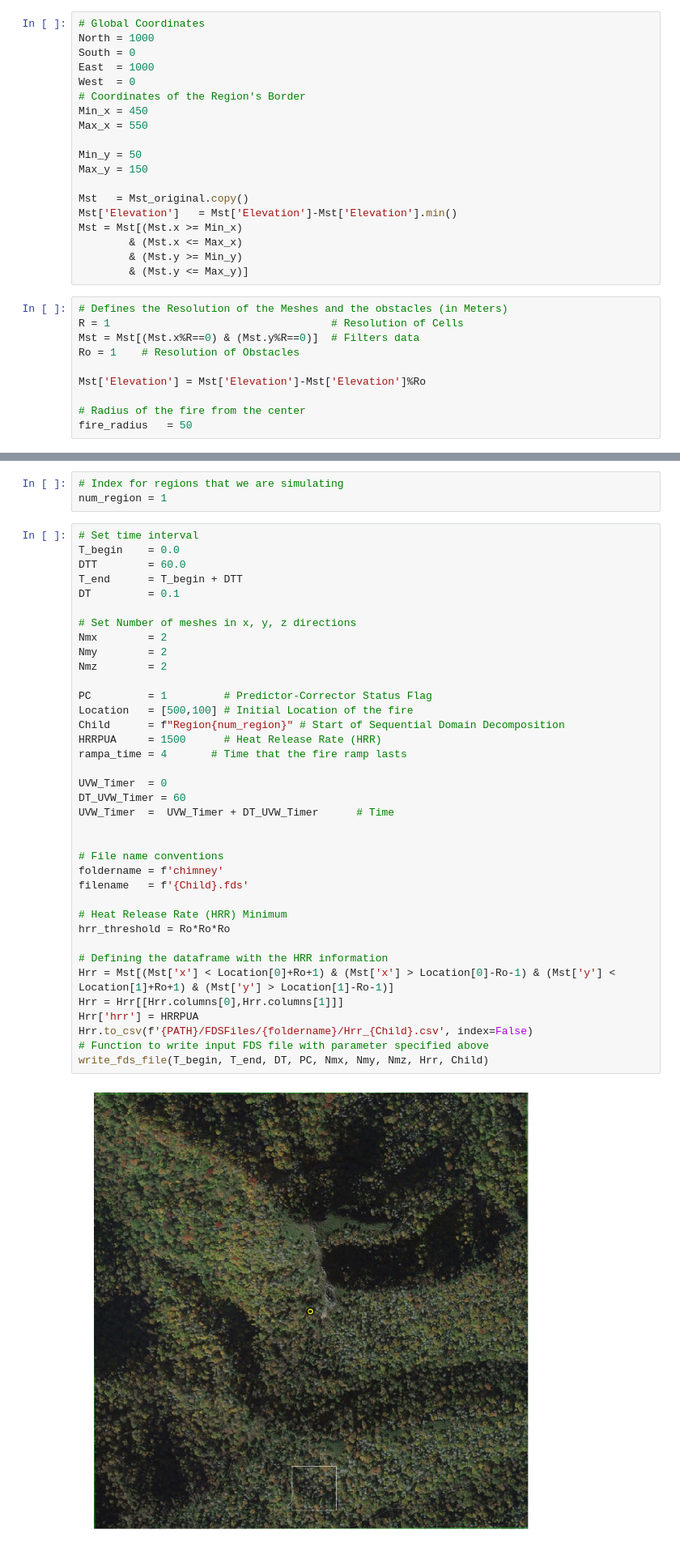
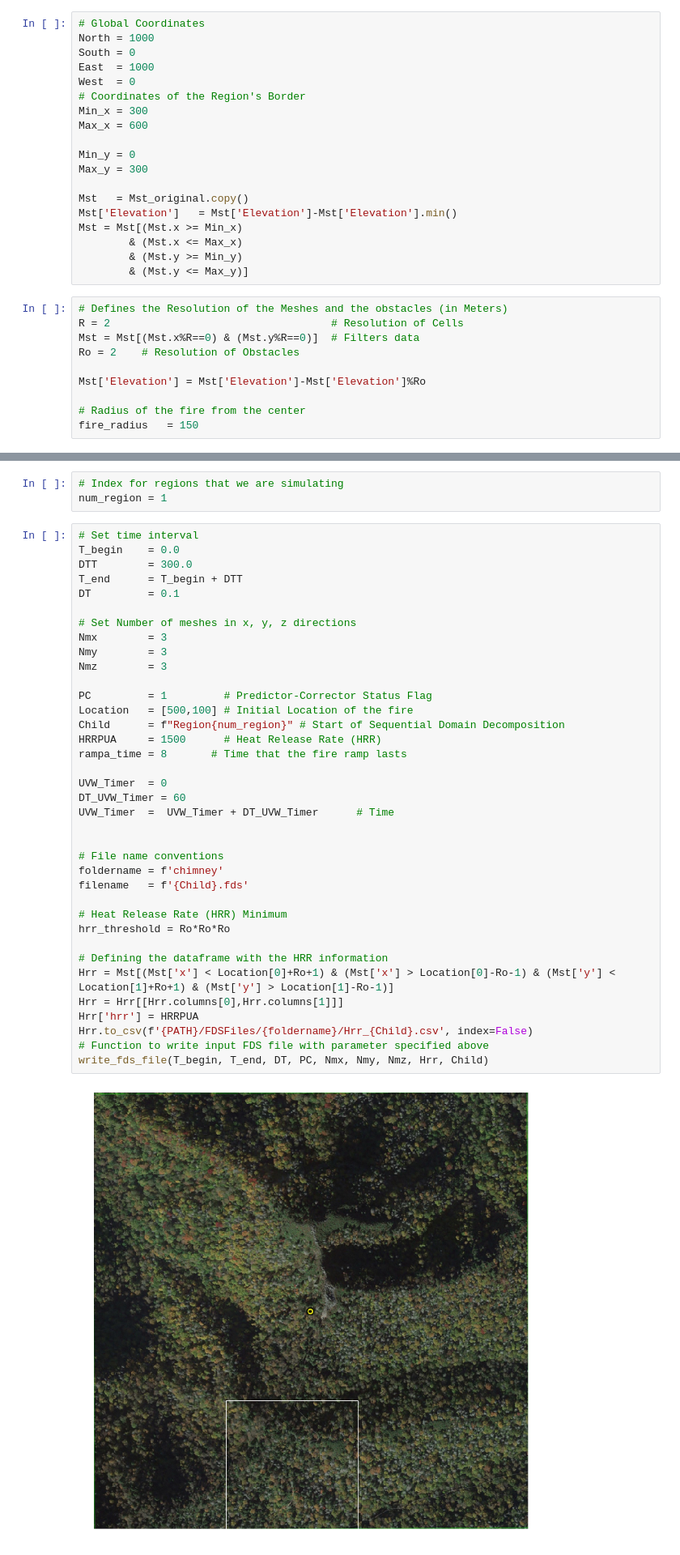
Before and after one commit to TauferLab/Src_FDS, a Jupyter notebook: FDS.ipynb, the cells around one changed output, grey strips where cells are left out. Shown at 81% size. Saved outputs shown, nothing was run; the diff lists cells and outputs as text.

```diff
--- a/FDS.ipynb
+++ b/FDS.ipynb
@@ -36,11 +36,11 @@ South = 0
 East  = 1000
 West  = 0
 # Coordinates of the Region's Border
-Min_x = 450
-Max_x = 550
+Min_x = 300
+Max_x = 600
 
-Min_y = 50
-Max_y = 150
+Min_y = 0
+Max_y = 300
 
 Mst   = Mst_original.copy()
 Mst['Elevation']   = Mst['Elevation']-Mst['Elevation'].min()
@@ -50,14 +50,14 @@ Mst = Mst[(Mst.x >= Min_x)
         & (Mst.y <= Max_y)]
 # %%
 # Defines the Resolution of the Meshes and the obstacles (in Meters)
-R = 1                                   # Resolution of Cells
+R = 2                                   # Resolution of Cells
 Mst = Mst[(Mst.x%R==0) & (Mst.y%R==0)]  # Filters data
-Ro = 1    # Resolution of Obstacles
+Ro = 2    # Resolution of Obstacles
 
 Mst['Elevation'] = Mst['Elevation']-Mst['Elevation']%Ro
 
 # Radius of the fire from the center
-fire_radius   = 50
+fire_radius   = 150
 # %%
 Mst.shape
 # %% [output]
@@ -82,42 +82,42 @@ num_region = 1
 # %%
 # Set time interval
 T_begin    = 0.0
-DTT        = 60.0
+DTT        = 300.0
 T_end      = T_begin + DTT
 DT         = 0.1
 
 # Set Number of meshes in x, y, z directions
-Nmx        = 2
-Nmy        = 2
-Nmz        = 2
+Nmx        = 3
+Nmy        = 3
+Nmz        = 3
 
 PC         = 1         # Predictor-Corrector Status Flag
 Location   = [500,100] # Initial Location of the fire
 Child      = f"Region{num_region}" # Start of Sequential Domain Decomposition
 HRRPUA     = 1500      # Heat Release Rate (HRR)
-rampa_time = 4       # Time that the fire ramp lasts
+rampa_time = 8       # Time that the fire ramp lasts
 
 UVW_Timer  = 0
 DT_UVW_Timer = 60
 UVW_Timer  =  UVW_Timer + DT_UVW_Timer      # Time
 
 
 # File name conventions
 foldername = f'chimney'
 filename   = f'{Child}.fds'
 
 # Heat Release Rate (HRR) Minimum
 hrr_threshold = Ro*Ro*Ro
 
 # Defining the dataframe with the HRR information
 Hrr = Mst[(Mst['x'] < Location[0]+Ro+1) & (Mst['x'] > Location[0]-Ro-1) & (Mst['y'] < Location[1]+Ro+1) & (Mst['y'] > Location[1]-Ro-1)]
 Hrr = Hrr[[Hrr.columns[0],Hrr.columns[1]]]
 Hrr['hrr'] = HRRPUA
 Hrr.to_csv(f'{PATH}/FDSFiles/{foldername}/Hrr_{Child}.csv', index=False)
 # Function to write input FDS file with parameter specified above
 write_fds_file(T_begin, T_end, DT, PC, Nmx, Nmy, Nmz, Hrr, Child)
 # %% [output]
-[figure, old version]
+[figure, new version]
 # %% [markdown]
 ## 1.3 Sets Folders
 # %%
```
Also changed, not shown: parts of 3 cells of this notebook, 1 other file.
